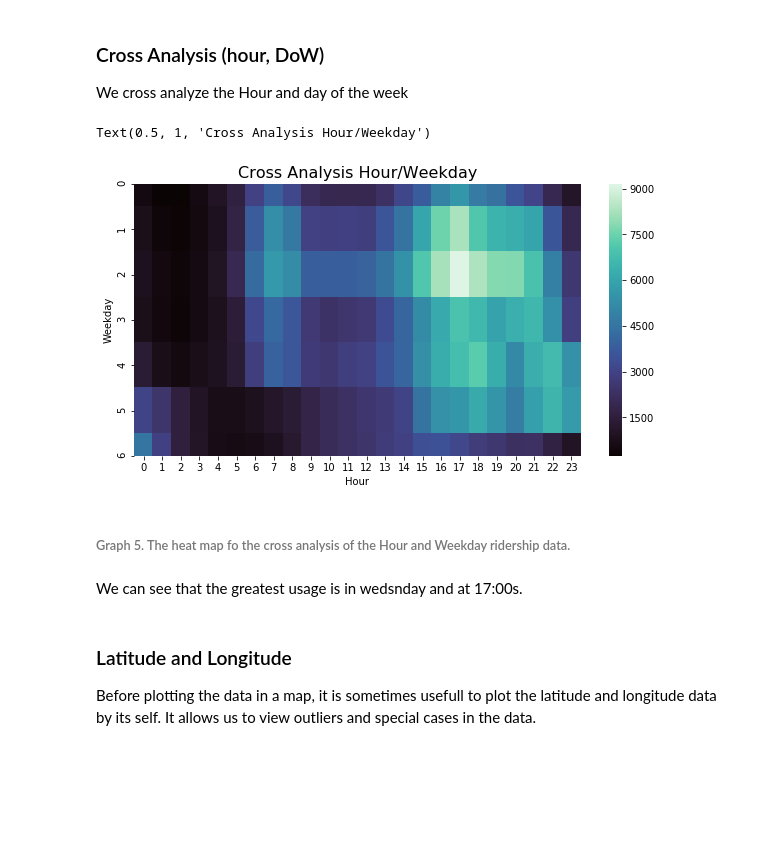
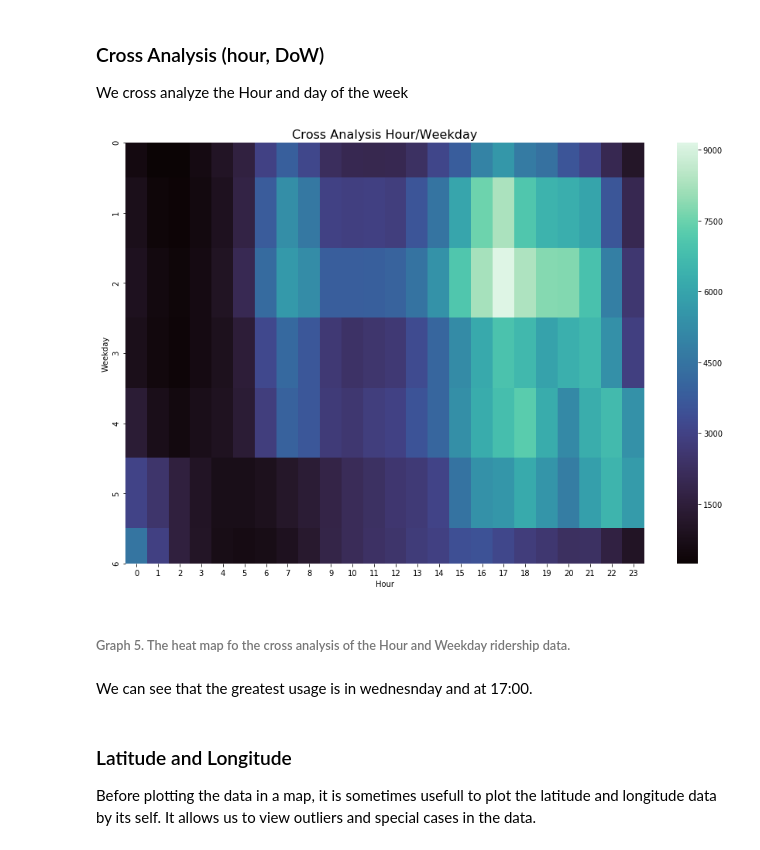
Before and after one commit to Tlacateccatl/Uber-Ride-Data-Analysis, a Jupyter notebook: Uber.ipynb, the cells around one changed output. Saved outputs shown, nothing was run; the diff lists cells and outputs as text; code cells hidden in the pictures; blank space fills up the shorter version.

```diff
--- a/Uber.ipynb
+++ b/Uber.ipynb
@@ -176,18 +180,18 @@ plt.grid()
 ### Cross Analysis (hour, DoW)
 We cross analyze the Hour and day of the week
 # %%
-plt.rcParams["figure.figsize"] = (10,5)
+plt.rcParams["figure.figsize"] = (15,10)
 cross = df.groupby('Weekday Hour'.split()).apply(countRows).unstack()
 sns.heatmap(cross,cmap="mako")
 
 plt.title('Cross Analysis Hour/Weekday', fontsize=16)
+plt.savefig('NYCHeatMap.png')
 # %% [output]
-Text(0.5, 1, 'Cross Analysis Hour/Weekday')
-[figure, old version]
+[figure, new version]
 # %% [markdown]
 ###### Graph 5. The heat map fo the cross analysis of the Hour and Weekday ridership data.
 # %% [markdown]
-We can see that the greatest usage is in wedsnday and at 17:00s.
+We can see that the greatest usage is in wednesnday and at 17:00.
 # %% [markdown]
 ### Latitude and Longitude
 Before plotting the data in a map, it is sometimes usefull to plot the latitude and longitude data by its self. It allows us to view outliers and special cases in the data.
```
Also changed, not shown: parts of 12 cells of this notebook.
